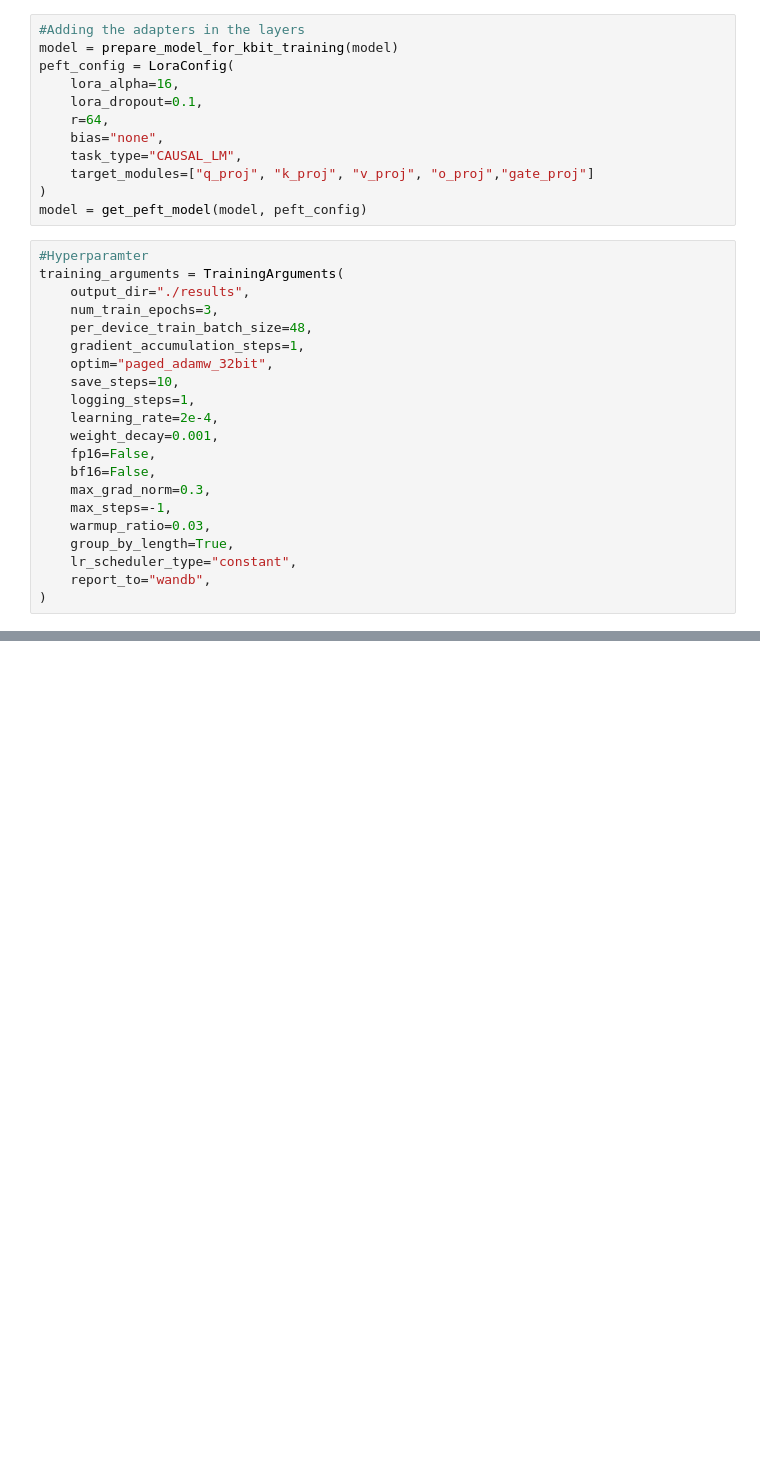
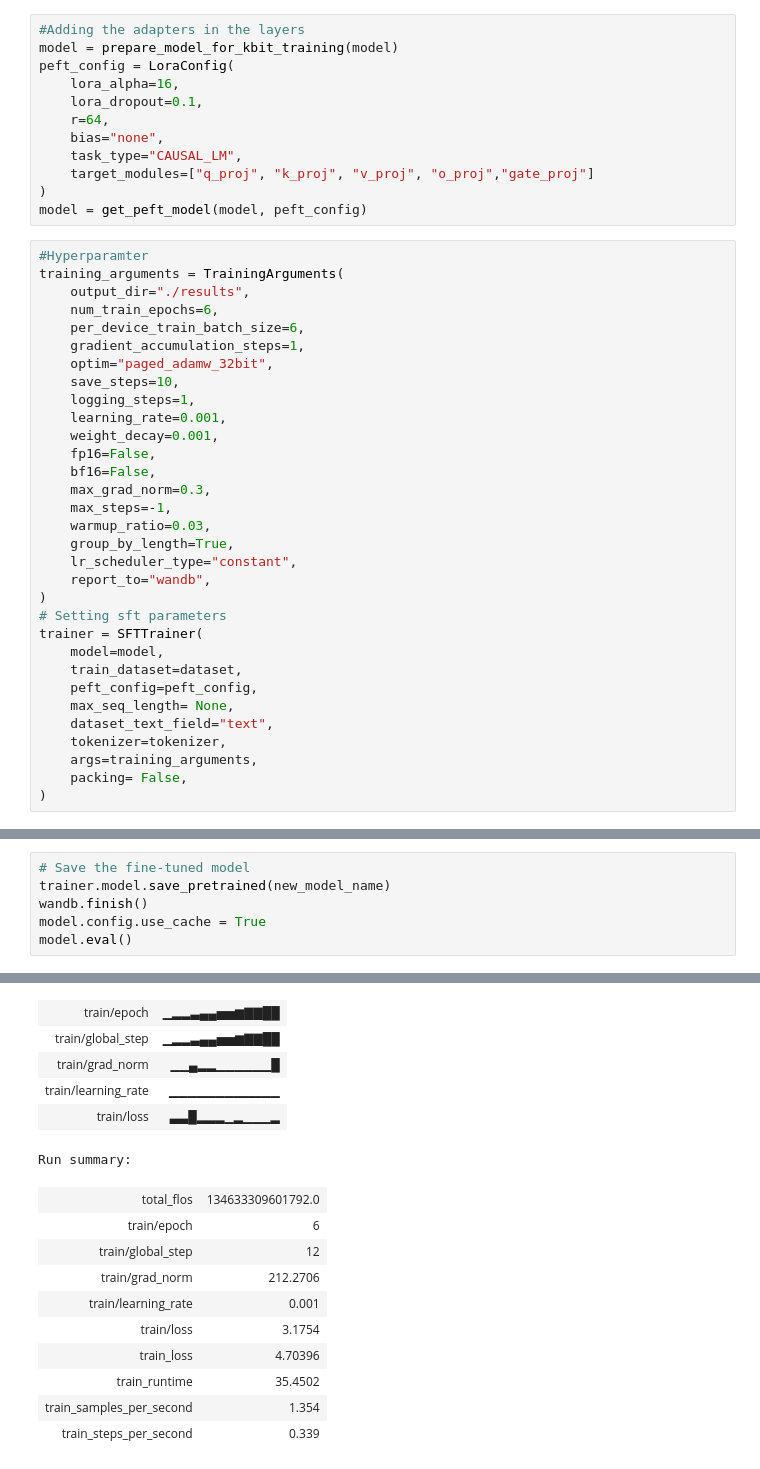
Before and after one commit to 016886611529a/016886611529a, a Jupyter notebook: vistral7b.ipynb, the cells around one changed output, grey strips where cells are left out. Saved outputs shown, nothing was run; the diff lists cells and outputs as text; blank space fills up the shorter version.

```diff
--- a/vistral7b.ipynb
+++ b/vistral7b.ipynb
@@ -130,13 +127,13 @@ model = get_peft_model(model, peft_config)
 #Hyperparamter
 training_arguments = TrainingArguments(
     output_dir="./results",
-    num_train_epochs=3,
-    per_device_train_batch_size=48,
+    num_train_epochs=6,
+    per_device_train_batch_size=6,
     gradient_accumulation_steps=1,
     optim="paged_adamw_32bit",
     save_steps=10,
     logging_steps=1,
-    learning_rate=2e-4,
+    learning_rate=0.001,
     weight_decay=0.001,
     fp16=False,
     bf16=False,
@@ -147,3 +144,14 @@ training_arguments = TrainingArguments(
     lr_scheduler_type="constant",
     report_to="wandb",
 )
+# Setting sft parameters
+trainer = SFTTrainer(
+    model=model,
+    train_dataset=dataset,
+    peft_config=peft_config,
+    max_seq_length= None,
+    dataset_text_field="text",
+    tokenizer=tokenizer,
+    args=training_arguments,
+    packing= False,
+)
@@ -166,0 +180,7 @@ OutOfMemoryError: CUDA out of memory. Tried to allocate 950.00 MiB. GPU 0 has a
+# %%
+# Save the fine-tuned model
+trainer.model.save_pretrained(new_model_name)
+wandb.finish()
+model.config.use_cache = True
+model.eval()
+# %% [output]
@@ -166,0 +188,16 @@ OutOfMemoryError: CUDA out of memory. Tried to allocate 950.00 MiB. GPU 0 has a
+| train/epoch | ▁▂▂▃▄▄▅▅▆▇▇██ |
+| train/global_step | ▁▂▂▃▄▄▅▅▆▇▇██ |
+| train/grad_norm | ▁▁▄▂▂▁▁▁▁▁▁█ |
+| train/learning_rate | ▁▁▁▁▁▁▁▁▁▁▁▁ |
+| train/loss | ▃▃█▂▂▂▁▂▁▁▁▂ |
+Run summary:
+| total_flos | 134633309601792.0 |
+| train/epoch | 6 |
+| train/global_step | 12 |
+| train/grad_norm | 212.2706 |
+| train/learning_rate | 0.001 |
+| train/loss | 3.1754 |
+| train_loss | 4.70396 |
+| train_runtime | 35.4502 |
+| train_samples_per_second | 1.354 |
+| train_steps_per_second | 0.339 |
```
Also changed, not shown: parts of 12 cells of this notebook.
